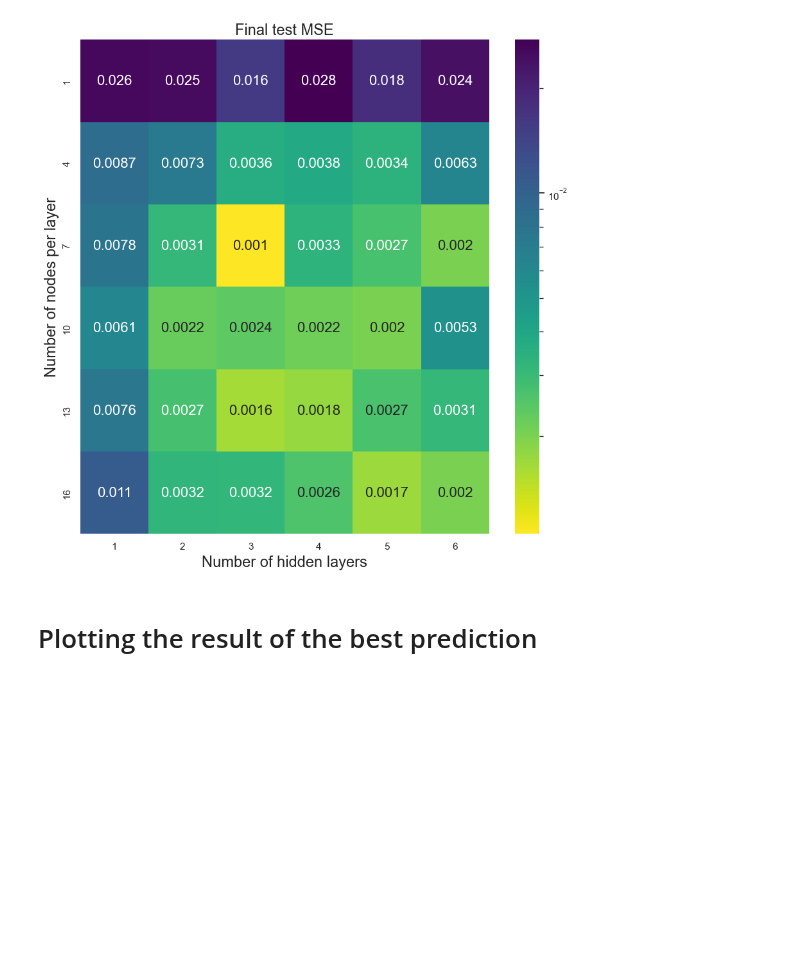
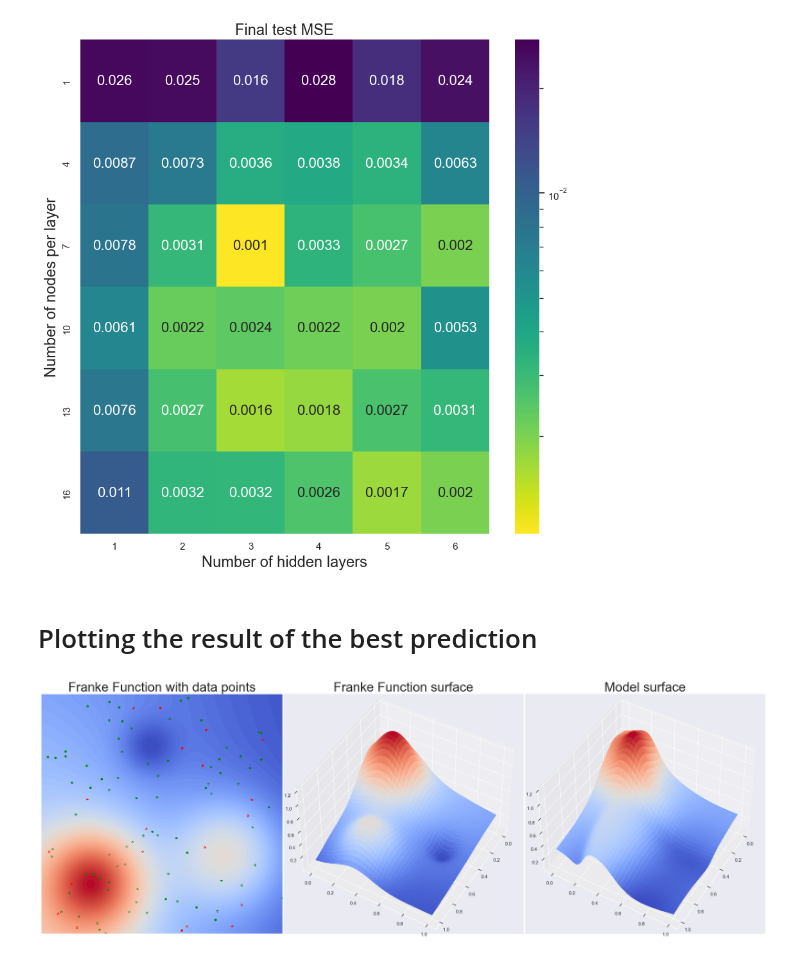
Before and after one commit to Trond01/Project2_FYS-STK4155, a Jupyter notebook: Runs/bc.ipynb, the cells around one changed output. Saved outputs shown, nothing was run; the diff lists cells and outputs as text; code cells hidden in the pictures; blank space fills up the shorter version.

Commit message:
fiksa figurer i a). I bc ble siste surface rydda og lagra

```diff
--- a/Runs/bc.ipynb
+++ b/Runs/bc.ipynb
@@ -444,12 +444,6 @@ nodes per layer: 16
 # Plotting the result of the best prediction
 # %%
 import matplotlib.cm as cm
-
-mpl.rcParams['font.size'] = 56
-mpl.rcParams["axes.labelsize"] = 54
-mpl.rcParams["axes.titlesize"] = 30
-mpl.rcParams['legend.fontsize'] = 25
-mpl.rcParams['font.family'] = 'sans-serif'
 
 def plot_surface(xp, yp, zp, test_index,x_mesh,y_mesh,z_mesh,filename=None):
 
@@ -462,93 +456,81 @@ def plot_surface(xp, yp, zp, test_index,x_mesh,y_mesh,z_mesh,filename=None):
 
     ax3 = fig.add_subplot(1, 3, 3, projection='3d')
 
-    # Plot the surface.
-    surf1 = ax1.contourf(x_mesh, y_mesh, FrankeFunction(x_mesh, y_mesh), cmap=cm.coolwarm, levels=100)
-    ax1.contour(x_mesh, y_mesh, FrankeFunction(x_mesh, y_mesh), cmap=cm.coolwarm)
-    surf2 = ax2.plot_surface(x_mesh, y_mesh, FrankeFunction(x_mesh, y_mesh), cmap=cm.coolwarm,
-                            linewidth=0, antialiased=False, alpha=1)
-    surf3 = ax3.plot_surface(x_mesh, y_mesh, z_mesh, cmap=cm.coolwarm,
-                            linewidth=0, antialiased=False)
+    # Plot the contour and surfaces.
+    surf1  = ax1.contourf(x_mesh, y_mesh, FrankeFunction(x_mesh, y_mesh), cmap=cm.coolwarm, levels=100)
+    lines1 = ax1.contour(x_mesh, y_mesh, FrankeFunction(x_mesh, y_mesh), cmap=cm.coolwarm, levels=100)
+    surf2 = ax2.plot_surface(x_mesh, y_mesh, FrankeFunction(x_mesh, y_mesh), cmap=cm.coolwarm, linewidth=0, antialiased=False, alpha=1)
+    surf3 = ax3.plot_surface(x_mesh, y_mesh, z_mesh, cmap=cm.coolwarm, linewidth=0, antialiased=False)
 
-    # Add the test and train points to the original function
+    # Add the test and train points to the contour (swap x and y axis!)
     ax1.scatter(xp[test_index], yp[test_index],s=20, color="red", zorder=1, label="Test")
-    ax1.scatter(xp[np.logical_not(np.isin(np.arange(len(xp)), test_index))],
-                  yp[np.logical_not(np.isin(np.arange(len(yp)), test_index))],
-                  s=20, color="green", zorder=1, label="Train")
-    # ax2.scatter(xp[test_index], yp[test_index], zp[test_index], color="red", zorder=4, label="Test")
-    # ax2.scatter(xp[np.logical_not(np.isin(np.arange(len(xp)), test_index))],
-    #               yp[np.logical_not(np.isin(np.arange(len(yp)), test_index))],
-    #               zp[np.logical_not(np.isin(np.arange(len(zp)), test_index))],
-    #               color="green", zorder=4, label="Train")
+    train_index = np.logical_not(np.isin(np.arange(len(xp)), test_index))
+    ax1.scatter(xp[train_index],yp[train_index],s=20, color="green", zorder=1, label="Train")
 
-    ax1.set_title("Franke Function with data points")
-    # ax1.legend()
+    ax1.set_title("Franke Function with data points", fontsize=30)
     ax1.set_xticks([])
     ax1.set_yticks([])
 
     ax2.view_init(elev=45, azim=30)
-    ax2.set_title("Franke Function surface")
+    ax2.set_title("Franke Function surface", fontsize=30)
 
     ax3.view_init(elev=45, azim=30)
-    ax3.set_title("Model surface")
+    ax3.set_title("Model surface", fontsize=30)
 
     fig.subplots_adjust(wspace=0)
     if filename:
         plt.savefig(filename)
 
     plt.show()
 
 def plot_neural_network_franke_prediction(xp, yp, zp, test_index, beta_dict, means, var, filename=None):
 
     # Number of points to use
-    num_plot = 101
+    num_plot = 201
 
-    # Make data.
-    x = np.linspace(0, 1, num_plot).reshape((num_plot, 1))
-    y = np.linspace(0, 1, num_plot).reshape((num_plot, 1))
+    # Make data
+    x = np.linspace(0, 1, num_plot)
+    y = np.linspace(0, 1, num_plot)
 
-    x_mesh = np.zeros(shape=(num_plot*num_plot, 1))
-    y_mesh = np.zeros(shape=(num_plot*num_plot, 1))
+    # Make mesh and prediction
+    x_mesh, y_mesh = np.meshgrid(x, y)
 
-    for i in range(num_plot):
-        for j in range(num_plot):
-            x_mesh[j*num_plot + i] = x[i, 0]
-            y_mesh[j*num_plot + i] = y[j, 0]
-
-    # Feature matrix of points to plot
-    X = (np.array([np.array([x[i][0], y[j][0]]) for i in range(len(x)) for j in range(len(y))]) - means) / np.sqrt(var)
-
-    # Make prediction
-    z = np.array([s[0] for s in model(beta_dict, X)])
-    # Reshaoe
-    x_mesh = x_mesh.reshape(num_plot, num_plot)
-    y_mesh = y_mesh.reshape(num_plot, num_plot)
-    z_mesh = z.reshape(num_plot, num_plot)
+    X = np.array([(np.array([x_mesh[i][j], y_mesh[i][j]])-means)/(np.sqrt(var))
+                  for i in range(x_mesh.shape[0]) for j in range(x_mesh.shape[1])])
+    z_mesh = model(beta_dict, X).reshape(x_mesh.shape)
 
     # Plot surface
     plot_surface(xp, yp, zp,test_index, x_mesh,y_mesh,z_mesh,filename=filename)
 
 ### Fix a seed for sampling and initialisation to get consistent results
 np.random.seed(41)
 
 # Sample points and split in train and test
 num_points = 100
 split=0.2
 data = r2_sampling(num_points)
 x, y, z = data["x"], data["y"], data["z"]
 
 # Features are the scaled coordinates x and y
-X = np.array([np.array([y[i][0], x[i][0]]) for i in range(len(x))])
+X = np.array([np.array([x[i][0], y[i][0]]) for i in range(len(x))])
 X, means, var = scale_feature_matrix(X)
 X_train, y_train, X_test, y_test, test_index = train_test_split(X, z, split)
 
-N_hidden = 8
-node_hidden = 20
+N_hidden = 5
+node_hidden = 5
 activation = nn.tanh
+act_name="tanh"
+epochs = 1000
+lr=0.01
+lam=0.00001
 
 model = get_neural_network_model(N_hidden, activation=activation)
-result = single_run(X, z, lr=0.01, lam=0.00001, hidden_layer_num=N_hidden, node_per_hidden=node_hidden, hidden_activation=activation, epochs=1000, plot_or_not=False, test_index=test_index)
-plot_neural_network_franke_prediction(x, y, z, test_index, result["beta_final"], means, var)
+result = single_run(X, z, lr=lr, lam=lam, epochs=epochs, hidden_layer_num=N_hidden, node_per_hidden=node_hidden, hidden_activation=activation, plot_or_not=False, test_index=test_index)
+
+filename = filepath_location + f"lr={lr}_lambda={lam}_hidden_activation_func={act_name}_epochs={epochs}_hid={N_hidden}_node={node_hidden}___FINAL_surface.png"
+plot_neural_network_franke_prediction(x, y, z, test_index, result["beta_final"], means, var, filename=filename)
+# %% [output]
+[figure, added]
 # %%
 print(result["test_loss_list"][-1])
 # %% [output]
```
Also changed, not shown: parts of 4 cells of this notebook, 6 other files.
